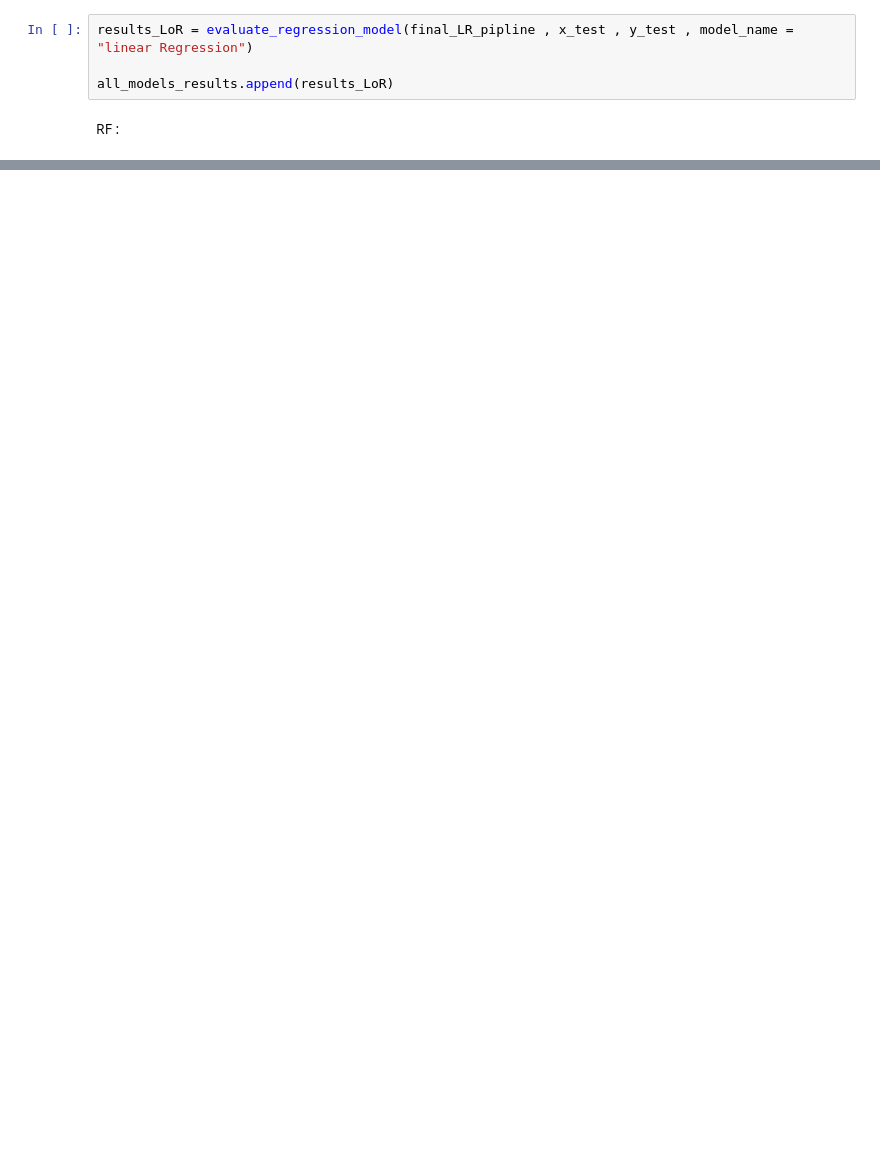
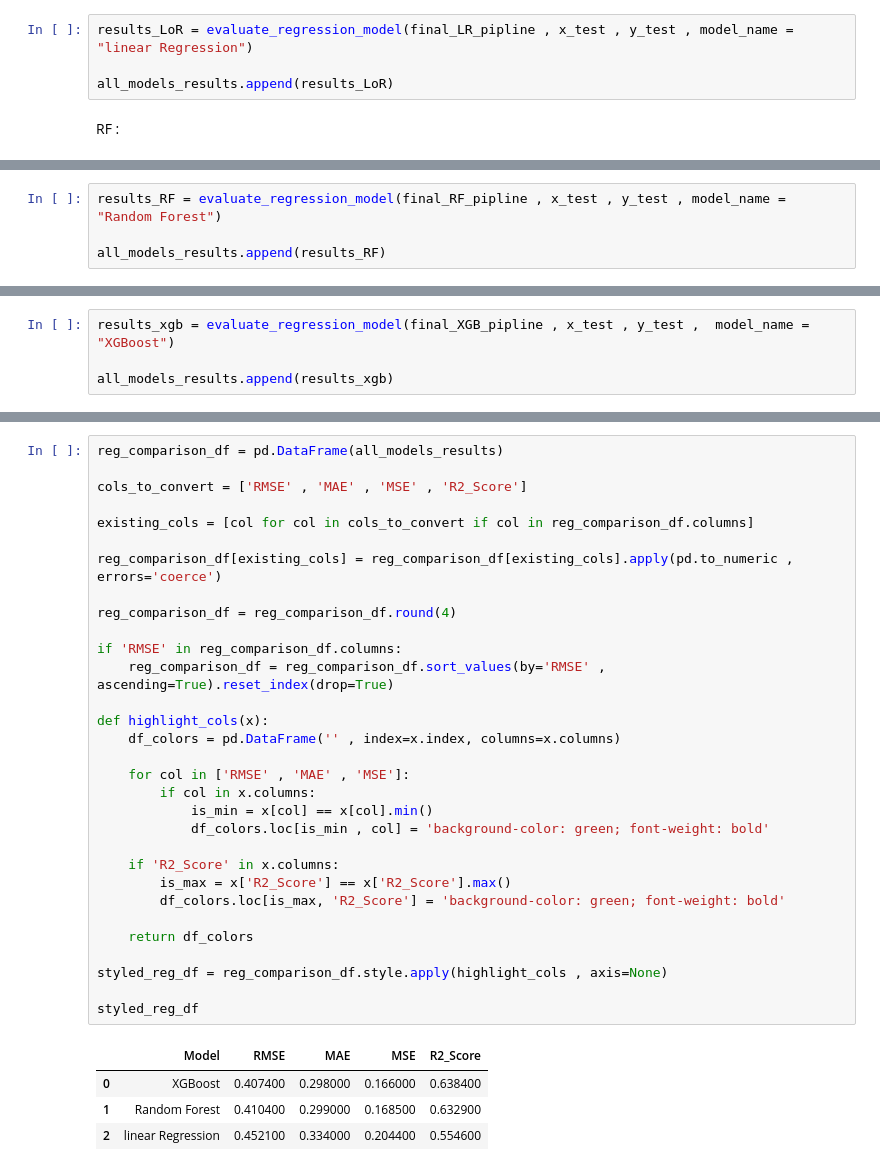
Before and after one commit to ameennasaireh10-hash/New-York-City-Airbnb, a Jupyter notebook: New York City Airbnb.ipynb, the cells around one changed output, grey strips where cells are left out. Drawn from its saved outputs; the diff is of its cells as text; blank space fills up the shorter version.

```diff
--- a/New York City Airbnb.ipynb
+++ b/New York City Airbnb.ipynb
@@ -447,0 +573,4 @@ dtype: float64
+# %%
+results_RF = evaluate_regression_model(final_RF_pipline , x_test , y_test , model_name = "Random Forest")
+
+all_models_results.append(results_RF)
@@ -447,0 +643,4 @@ dtype: float64
+# %%
+results_xgb = evaluate_regression_model(final_XGB_pipline , x_test , y_test ,  model_name = "XGBoost")
+
+all_models_results.append(results_xgb)
@@ -447,0 +651,36 @@ dtype: float64
+# %%
+reg_comparison_df = pd.DataFrame(all_models_results)
+
+cols_to_convert = ['RMSE' , 'MAE' , 'MSE' , 'R2_Score']
+
+existing_cols = [col for col in cols_to_convert if col in reg_comparison_df.columns]
+
+reg_comparison_df[existing_cols] = reg_comparison_df[existing_cols].apply(pd.to_numeric , errors='coerce')
+
+reg_comparison_df = reg_comparison_df.round(4)
+
+if 'RMSE' in reg_comparison_df.columns:
+    reg_comparison_df = reg_comparison_df.sort_values(by='RMSE' , ascending=True).reset_index(drop=True)
+
+def highlight_cols(x):
+    df_colors = pd.DataFrame('' , index=x.index, columns=x.columns)
+
+    for col in ['RMSE' , 'MAE' , 'MSE']:
+        if col in x.columns:
+            is_min = x[col] == x[col].min()
+            df_colors.loc[is_min , col] = 'background-color: green; font-weight: bold'
+
+    if 'R2_Score' in x.columns:
+        is_max = x['R2_Score'] == x['R2_Score'].max()
+        df_colors.loc[is_max, 'R2_Score'] = 'background-color: green; font-weight: bold'
+
+    return df_colors
+
+styled_reg_df = reg_comparison_df.style.apply(highlight_cols , axis=None)
+
+styled_reg_df
+# %% [output]
+|  | Model | RMSE | MAE | MSE | R2_Score |
+| 0 | XGBoost | 0.407400 | 0.298000 | 0.166000 | 0.638400 |
+| 1 | Random Forest | 0.410400 | 0.299000 | 0.168500 | 0.632900 |
+| 2 | linear Regression | 0.452100 | 0.334000 | 0.204400 | 0.554600 |
```
Also changed, not shown: parts of 23 cells of this notebook.
